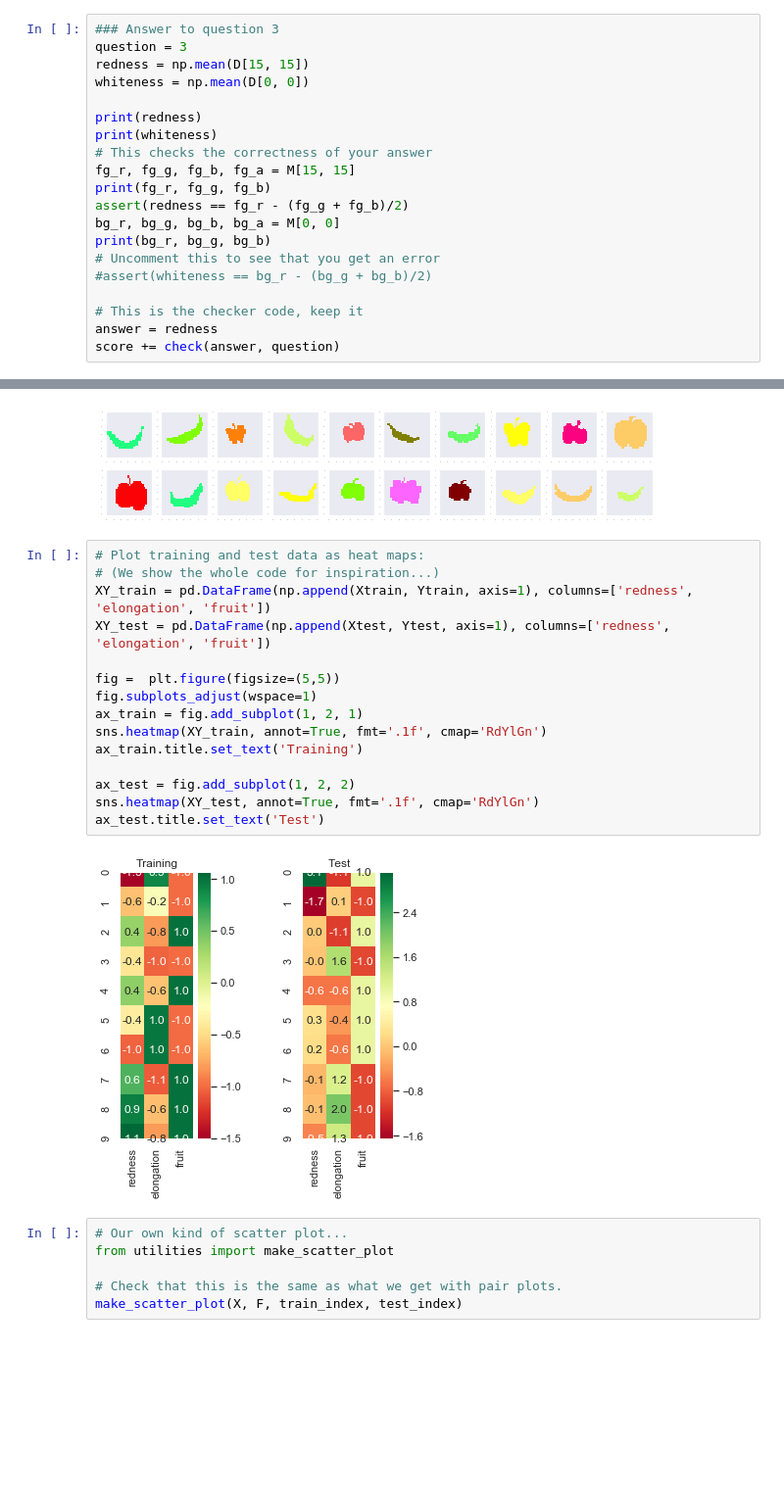
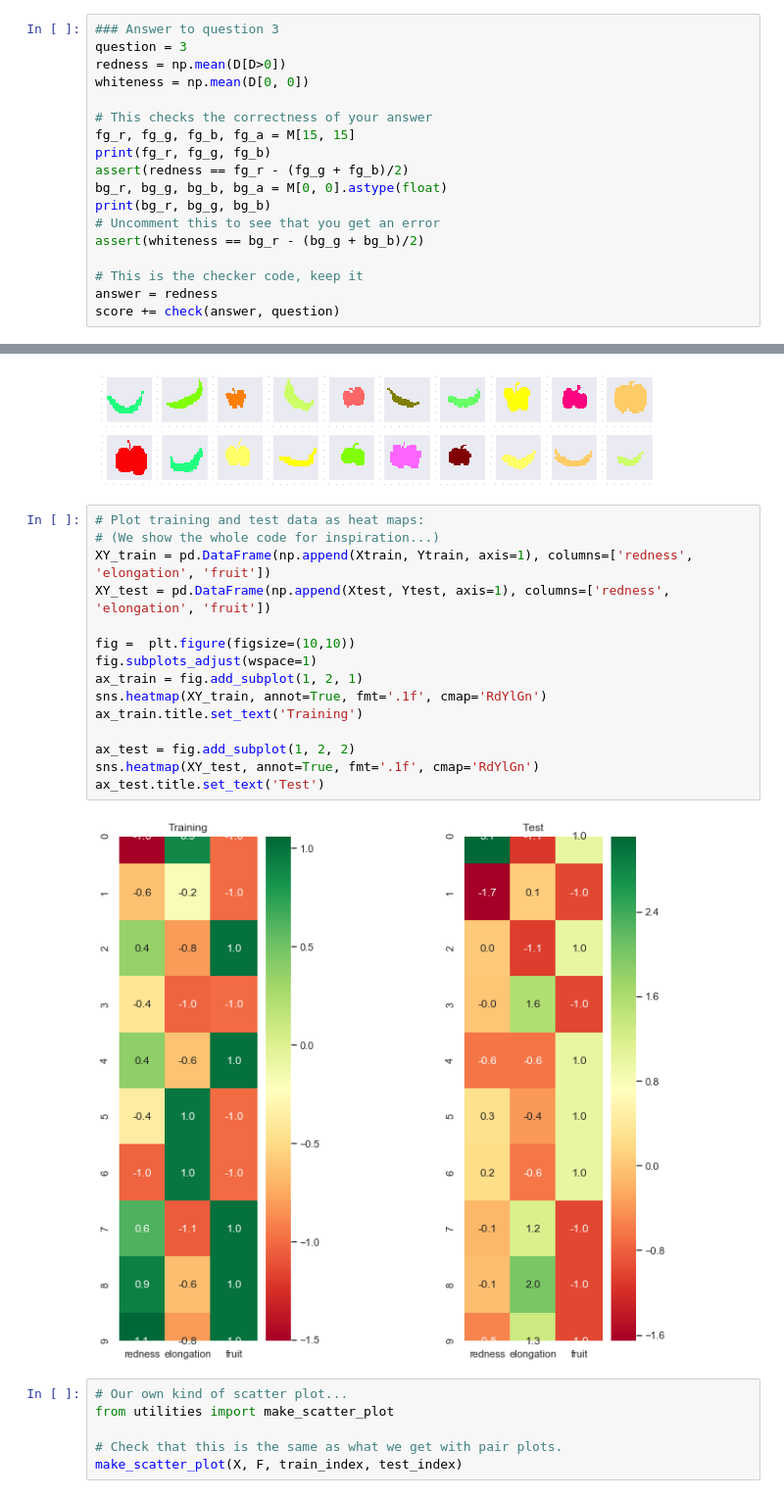
Before and after one commit to antoninpaoli/info232, a Jupyter notebook: TP1/TP1.ipynb, the cells around one changed output, grey strips where cells are left out. Shown: that part at 98% size. Saved outputs shown, nothing was run; the diff lists cells and outputs as text; blank space fills up the shorter version.

```diff
--- a/TP1/TP1.ipynb
+++ b/TP1/TP1.ipynb
@@ -168,19 +168,17 @@ Hint: The can be done by selecting the foreground pixels, i.e. those that are no
 # %%
 ### Answer to question 3
 question = 3
-redness = np.mean(D[15, 15])
+redness = np.mean(D[D>0])
 whiteness = np.mean(D[0, 0])
 
-print(redness)
-print(whiteness)
 # This checks the correctness of your answer
 fg_r, fg_g, fg_b, fg_a = M[15, 15]
 print(fg_r, fg_g, fg_b)
 assert(redness == fg_r - (fg_g + fg_b)/2)
-bg_r, bg_g, bg_b, bg_a = M[0, 0]
+bg_r, bg_g, bg_b, bg_a = M[0, 0].astype(float)
 print(bg_r, bg_g, bg_b)
 # Uncomment this to see that you get an error
-#assert(whiteness == bg_r - (bg_g + bg_b)/2)
+assert(whiteness == bg_r - (bg_g + bg_b)/2)
 
 # This is the checker code, keep it
 answer = redness
@@ -515,20 +509,20 @@ for k, filename in enumerate(np.concatenate((F[train_index],F[test_index])), sta
 # %%
 # Plot training and test data as heat maps:
 # (We show the whole code for inspiration...)
 XY_train = pd.DataFrame(np.append(Xtrain, Ytrain, axis=1), columns=['redness', 'elongation', 'fruit'])
 XY_test = pd.DataFrame(np.append(Xtest, Ytest, axis=1), columns=['redness', 'elongation', 'fruit'])
 
-fig =  plt.figure(figsize=(5,5))
+fig =  plt.figure(figsize=(10,10))
 fig.subplots_adjust(wspace=1)
 ax_train = fig.add_subplot(1, 2, 1)
 sns.heatmap(XY_train, annot=True, fmt='.1f', cmap='RdYlGn')
 ax_train.title.set_text('Training')
 
 ax_test = fig.add_subplot(1, 2, 2)
 sns.heatmap(XY_test, annot=True, fmt='.1f', cmap='RdYlGn')
 ax_test.title.set_text('Test')
 # %% [output]
-[figure, old version]
+[figure, new version]
 # %%
 # Our own kind of scatter plot...
 from utilities import make_scatter_plot
```
Also changed, not shown: parts of 10 cells of this notebook.
